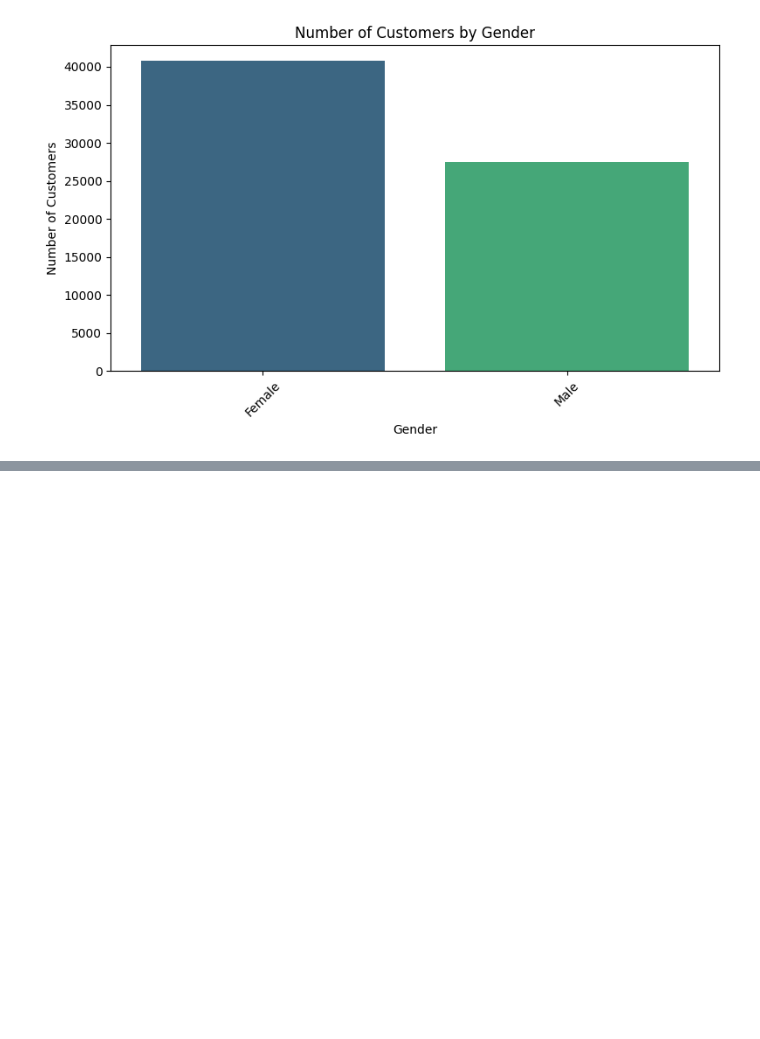
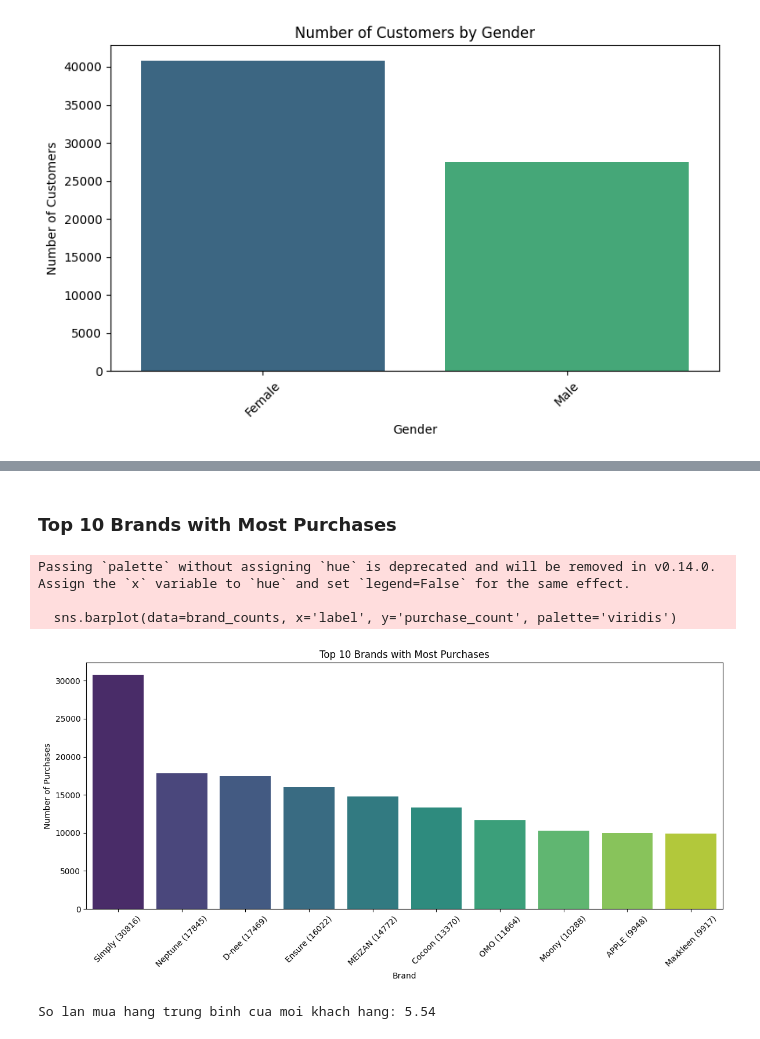
Before and after one commit to phupham14/vnshop, a Jupyter notebook: eda.ipynb, the cells around one changed output, grey strips where cells are left out. Drawn from its saved outputs; the diff is of its cells as text; code cells hidden in the pictures; blank space fills up the shorter version.

```diff
--- a/eda.ipynb
+++ b/eda.ipynb
@@ -432,0 +530,54 @@ Passing `palette` without assigning `hue` is deprecated and will be removed in v
+# %% [markdown]
+### Top 10 Brands with Most Purchases
+# %%
+# top 10 brand nhiều người mua nhất theo brand_name trong sale_order_line.csv, cần merge với product.csv và brand.csv để lấy brand_name
+import pandas as pd
+product_df = pd.read_csv("export_csv/product.csv")
+brand_df = pd.read_csv("export_csv/brand.csv")
+sale_order_line_df = pd.read_csv("export_csv/sale_order_line.csv")
+merged_df = sale_order_line_df.merge(
+    product_df[['product_id', 'brand_id']],
+    on='product_id',
+    how='left'
+).merge(
+    brand_df[['brand_id', 'brand_name']],
+    on='brand_id',
+    how='left'
+)
+brand_counts = (
+    merged_df.groupby(['brand_id', 'brand_name'])
+    .size()
+    .reset_index(name='purchase_count')
+    .sort_values(by='purchase_count', ascending=False)
+    .head(10)
+)
+brand_counts['brand_name'] = brand_counts['brand_name'].fillna('Unknown')
+brand_counts['label'] = brand_counts['brand_name'] + ' (' + brand_counts['purchase_count'].astype(str) + ')'
+plt.figure(figsize=(12, 6))
+sns.barplot(data=brand_counts, x='label', y='purchase_count', palette='viridis')
+plt.xlabel('Brand')
+plt.ylabel('Number of Purchases')
+plt.title('Top 10 Brands with Most Purchases')
+plt.xticks(rotation=45)
+plt.tight_layout()
+plt.show()
+# %% [output]
+Passing `palette` without assigning `hue` is deprecated and will be removed in v0.14.0. Assign the `x` variable to `hue` and set `legend=False` for the same effect.
+
+  sns.barplot(data=brand_counts, x='label', y='purchase_count', palette='viridis')
+[figure, added]
+# %%
+# số lần mua hàng trung bình của mỗi khách hàng trong sale_order.csv, cần merge với customer.csv để lấy thông tin khách hàng
+import pandas as pd
+sale_order_df = pd.read_csv('export_csv/sale_order.csv')
+customer_df = pd.read_csv('export_csv/customer.csv')
+merged_df = sale_order_df.merge(
+    customer_df[['user_id', 'age', 'gender']],
+    on='user_id',
+    how='left'
+)
+purchase_counts = merged_df.groupby('user_id').size().reset_index(name='purchase_count')
+average_purchases = purchase_counts['purchase_count'].mean()
+print(f'So lan mua hang trung binh cua moi khach hang: {average_purchases:.2f}')
+# %% [output]
+So lan mua hang trung binh cua moi khach hang: 5.54
```
Also changed, not shown: parts of 25 cells of this notebook, 2 other files.
